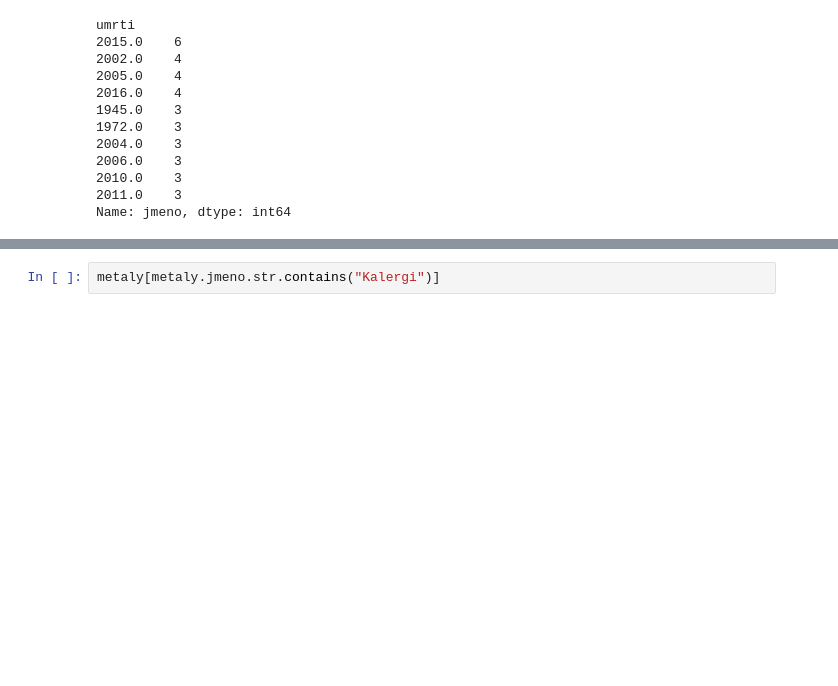
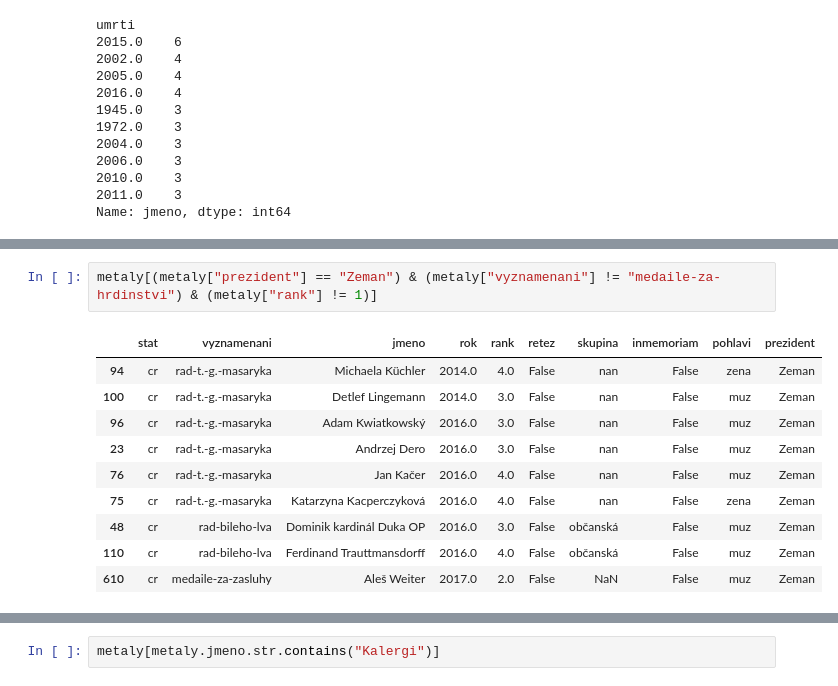
Before and after one commit to DataRozhlas/vyznamenani, a Jupyter notebook: vyznamenani.ipynb, the cells around one changed output, grey strips where cells are left out. Saved outputs shown, nothing was run; the diff lists cells and outputs as text; blank space fills up the shorter version.

```diff
--- a/vyznamenani.ipynb
+++ b/vyznamenani.ipynb
@@ -688,0 +796,13 @@ Name: jmeno, dtype: int64
+# %%
+metaly[(metaly["prezident"] == "Zeman") & (metaly["vyznamenani"] != "medaile-za-hrdinstvi") & (metaly["rank"] != 1)]
+# %% [output]
+|  | stat | vyznamenani | jmeno | rok | rank | retez | skupina | inmemoriam | pohlavi | prezident |
+| 94 | cr | rad-t.-g.-masaryka | Michaela Küchler | 2014.0 | 4.0 | False | nan | False | zena | Zeman |
+| 100 | cr | rad-t.-g.-masaryka | Detlef Lingemann | 2014.0 | 3.0 | False | nan | False | muz | Zeman |
+| 96 | cr | rad-t.-g.-masaryka | Adam Kwiatkowský | 2016.0 | 3.0 | False | nan | False | muz | Zeman |
+| 23 | cr | rad-t.-g.-masaryka | Andrzej Dero | 2016.0 | 3.0 | False | nan | False | muz | Zeman |
+| 76 | cr | rad-t.-g.-masaryka | Jan Kačer | 2016.0 | 4.0 | False | nan | False | muz | Zeman |
+| 75 | cr | rad-t.-g.-masaryka | Katarzyna Kacperczyková | 2016.0 | 4.0 | False | nan | False | zena | Zeman |
+| 48 | cr | rad-bileho-lva | Dominik kardinál Duka OP | 2016.0 | 3.0 | False | občanská | False | muz | Zeman |
+| 110 | cr | rad-bileho-lva | Ferdinand Trauttmansdorff | 2016.0 | 4.0 | False | občanská | False | muz | Zeman |
+| 610 | cr | medaile-za-zasluhy | Aleš Weiter | 2017.0 | 2.0 | False | NaN | False | muz | Zeman |
```
Also changed, not shown: parts of 36 cells of this notebook, 4 other files.
